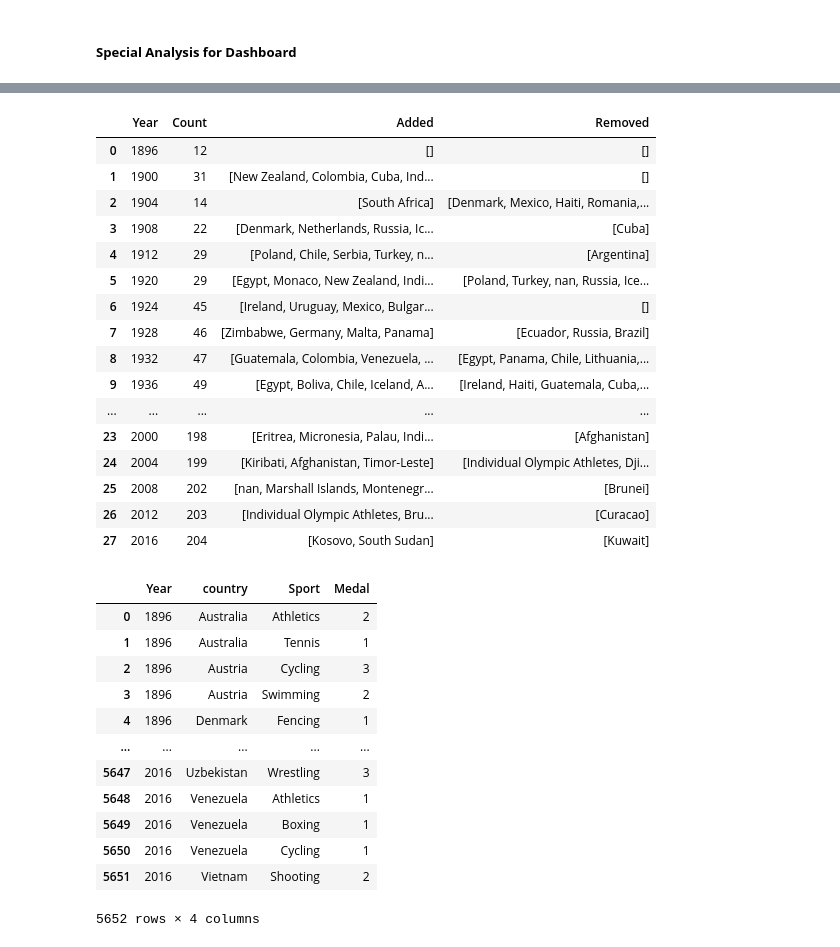
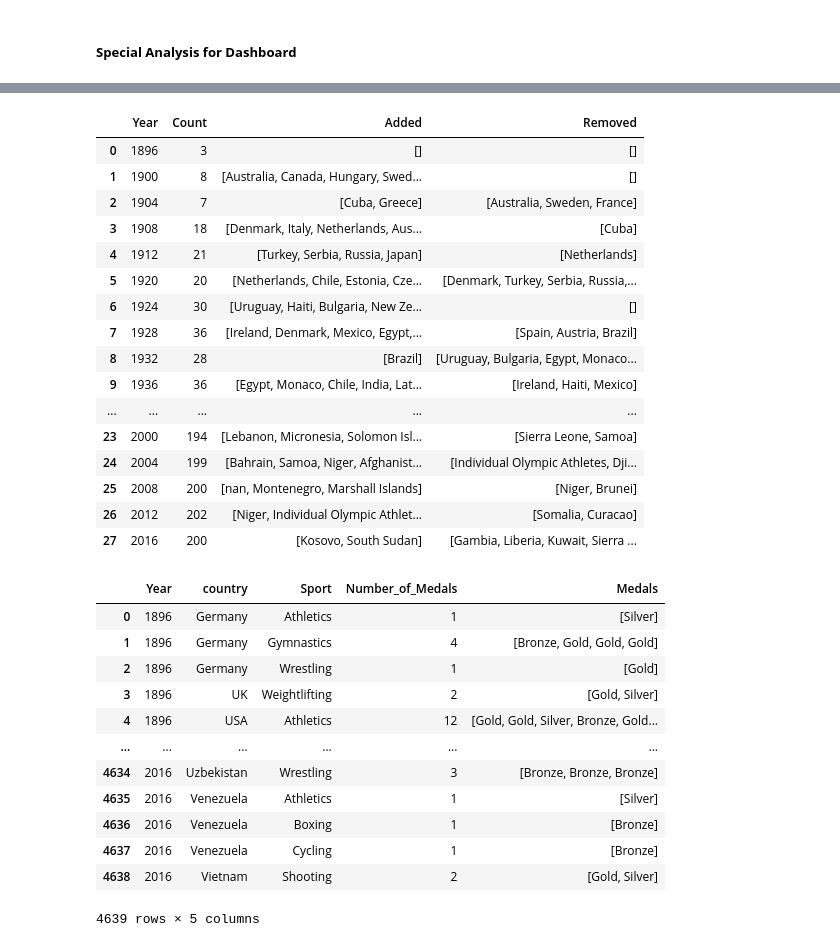
Before and after one commit to MaMut1991/Olympics, a Jupyter notebook: EDA.ipynb, the cells around one changed output, grey strips where cells are left out. Cells and saved outputs as stored; diff of their text form; code cells hidden in the pictures.

```diff
--- a/EDA.ipynb
+++ b/EDA.ipynb
@@ -341,6 +341,9 @@ events
 630 rows × 3 columns
 # %% [markdown]
 ##### **Special Analysis for Dashboard**
+# %%
+# delete NaN-values in columns Age, Height, Weight
+data.dropna(subset=['Age', 'Height', 'Weight'], inplace=True)
 # %%
 # Which sports were added and which were discontinued in each year? Amount of sports each year?
 
@@ -443,40 +446,45 @@ participants_changes_over_time = pd.merge(participants_changes_over_time, change
 changes_df_partic
 # %% [output]
 |  | Year | Count | Added | Removed |
-| 0 | 1896 | 12 | [] | [] |
-| 1 | 1900 | 31 | [New Zealand, Colombia, Cuba, Ind... | [] |
-| 2 | 1904 | 14 | [South Africa] | [Denmark, Mexico, Haiti, Romania,... |
-| 3 | 1908 | 22 | [Denmark, Netherlands, Russia, Ic... | [Cuba] |
-| 4 | 1912 | 29 | [Poland, Chile, Serbia, Turkey, n... | [Argentina] |
-| 5 | 1920 | 29 | [Egypt, Monaco, New Zealand, Indi... | [Poland, Turkey, nan, Russia, Ice... |
-| 6 | 1924 | 45 | [Ireland, Uruguay, Mexico, Bulgar... | [] |
-| 7 | 1928 | 46 | [Zimbabwe, Germany, Malta, Panama] | [Ecuador, Russia, Brazil] |
-| 8 | 1932 | 47 | [Guatemala, Colombia, Venezuela, ... | [Egypt, Panama, Chile, Lithuania,... |
-| 9 | 1936 | 49 | [Egypt, Boliva, Chile, Iceland, A... | [Ireland, Haiti, Guatemala, Cuba,... |
+| 0 | 1896 | 3 | [] | [] |
+| 1 | 1900 | 8 | [Australia, Canada, Hungary, Swed... | [] |
+| 2 | 1904 | 7 | [Cuba, Greece] | [Australia, Sweden, France] |
+| 3 | 1908 | 18 | [Denmark, Italy, Netherlands, Aus... | [Cuba] |
+| 4 | 1912 | 21 | [Turkey, Serbia, Russia, Japan] | [Netherlands] |
+| 5 | 1920 | 20 | [Netherlands, Chile, Estonia, Cze... | [Denmark, Turkey, Serbia, Russia,... |
+| 6 | 1924 | 30 | [Uruguay, Haiti, Bulgaria, New Ze... | [] |
+| 7 | 1928 | 36 | [Ireland, Denmark, Mexico, Egypt,... | [Spain, Austria, Brazil] |
+| 8 | 1932 | 28 | [Brazil] | [Uruguay, Bulgaria, Egypt, Monaco... |
+| 9 | 1936 | 36 | [Egypt, Monaco, Chile, India, Lat... | [Ireland, Haiti, Mexico] |
 | ... | ... | ... | ... | ... |
-| 23 | 2000 | 198 | [Eritrea, Micronesia, Palau, Indi... | [Afghanistan] |
-| 24 | 2004 | 199 | [Kiribati, Afghanistan, Timor-Leste] | [Individual Olympic Athletes, Dji... |
-| 25 | 2008 | 202 | [nan, Marshall Islands, Montenegr... | [Brunei] |
-| 26 | 2012 | 203 | [Individual Olympic Athletes, Bru... | [Curacao] |
-| 27 | 2016 | 204 | [Kosovo, South Sudan] | [Kuwait] |
+| 23 | 2000 | 194 | [Lebanon, Micronesia, Solomon Isl... | [Sierra Leone, Samoa] |
+| 24 | 2004 | 199 | [Bahrain, Samoa, Niger, Afghanist... | [Individual Olympic Athletes, Dji... |
+| 25 | 2008 | 200 | [nan, Montenegro, Marshall Islands] | [Niger, Brunei] |
+| 26 | 2012 | 202 | [Niger, Individual Olympic Athlet... | [Somalia, Curacao] |
+| 27 | 2016 | 200 | [Kosovo, South Sudan] | [Gambia, Liberia, Kuwait, Sierra ... |
 # %%
 # Which countries won in which year which medals?
 
 filtered_medal = data[data['Medal'] != 0]
 
-medal_counts = filtered_medal.groupby(['Year', 'country', 'Sport'])['Medal'].count().reset_index()
+medal_counts = (
+    filtered_medal.groupby(['Year', 'country', 'Sport'])
+    .agg(Number_of_Medals = ('Medal', 'count'), Medals=('Medal', list))
+    .reset_index()
+)
+
 medal_counts
 # %% [output]
-|  | Year | country | Sport | Medal |
-| 0 | 1896 | Australia | Athletics | 2 |
-| 1 | 1896 | Australia | Tennis | 1 |
-| 2 | 1896 | Austria | Cycling | 3 |
-| 3 | 1896 | Austria | Swimming | 2 |
-| 4 | 1896 | Denmark | Fencing | 1 |
-| ... | ... | ... | ... | ... |
-| 5647 | 2016 | Uzbekistan | Wrestling | 3 |
-| 5648 | 2016 | Venezuela | Athletics | 1 |
-| 5649 | 2016 | Venezuela | Boxing | 1 |
-| 5650 | 2016 | Venezuela | Cycling | 1 |
-| 5651 | 2016 | Vietnam | Shooting | 2 |
+|  | Year | country | Sport | Number_of_Medals | Medals |
+| 0 | 1896 | Germany | Athletics | 1 | [Silver] |
+| 1 | 1896 | Germany | Gymnastics | 4 | [Bronze, Gold, Gold, Gold] |
+| 2 | 1896 | Germany | Wrestling | 1 | [Gold] |
+| 3 | 1896 | UK | Weightlifting | 2 | [Gold, Silver] |
+| 4 | 1896 | USA | Athletics | 12 | [Gold, Gold, Silver, Bronze, Gold... |
+| ... | ... | ... | ... | ... | ... |
+| 4634 | 2016 | Uzbekistan | Wrestling | 3 | [Bronze, Bronze, Bronze] |
+| 4635 | 2016 | Venezuela | Athletics | 1 | [Silver] |
+| 4636 | 2016 | Venezuela | Boxing | 1 | [Bronze] |
+| 4637 | 2016 | Venezuela | Cycling | 1 | [Bronze] |
+| 4638 | 2016 | Vietnam | Shooting | 2 | [Gold, Silver] |
-5652 rows × 4 columns
+4639 rows × 5 columns
```
Also changed, not shown: parts of 8 cells of this notebook, 8 other files.
